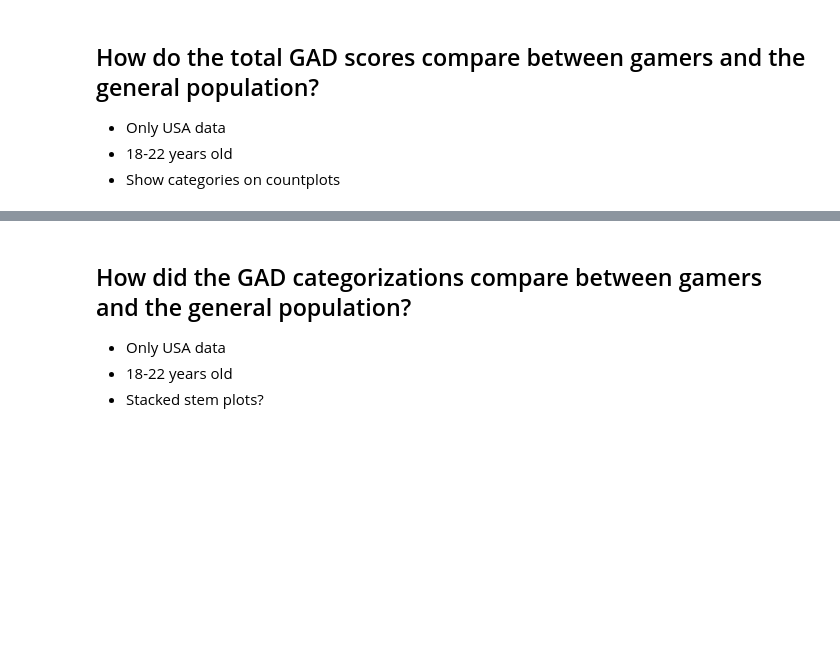
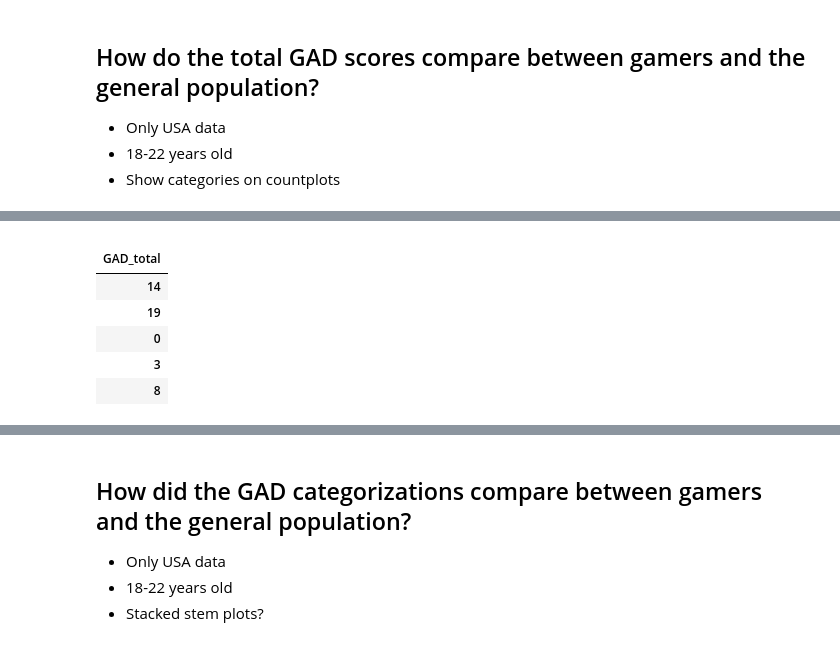
Before and after one commit to amallred/gaming-mental-health-analysis, a Jupyter notebook: notebooks/final_analysis.ipynb, the cells around one changed output, grey strips where cells are left out. Saved outputs shown, nothing was run; the diff lists cells and outputs as text; code cells hidden in the pictures; blank space fills up the shorter version.

```diff
--- a/notebooks/final_analysis.ipynb
+++ b/notebooks/final_analysis.ipynb
@@ -68,0 +76,21 @@ total_GAD_scores_result
+# %%
+gamer_GAD_scores_query2 = ("""
+    SELECT
+        GAD_total
+    FROM gad_data_usa_18_22
+    WHERE survey_id = 1
+""")
+
+
+gamer_GAD_scores_result2 = pd.read_sql(gamer_GAD_scores_query2, conn, index_col='GAD_total')
+
+
+gamer_GAD_scores_result2.head()
+# %% [output]
+|  |
+| GAD_total |
+| 14 |
+| 19 |
+| 0 |
+| 3 |
+| 8 |
```
Also changed, not shown: parts of 8 cells of this notebook, 3 other files.
